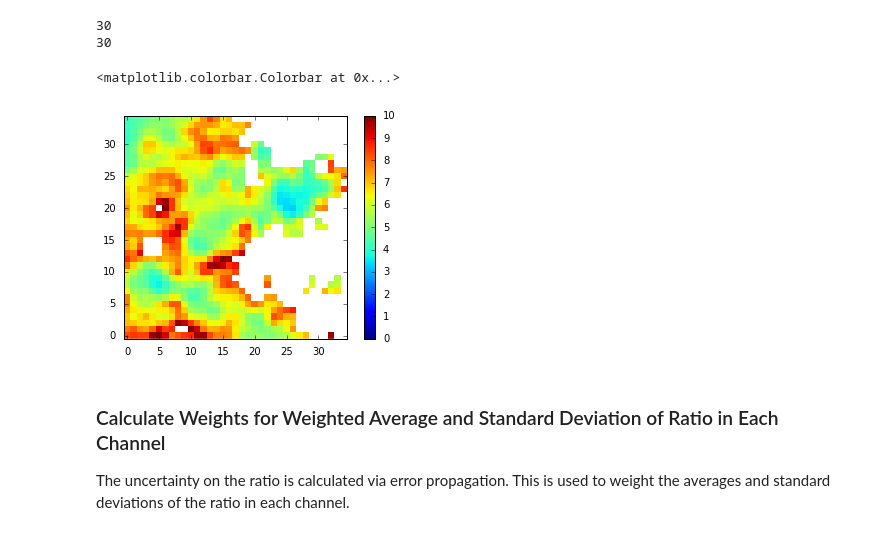
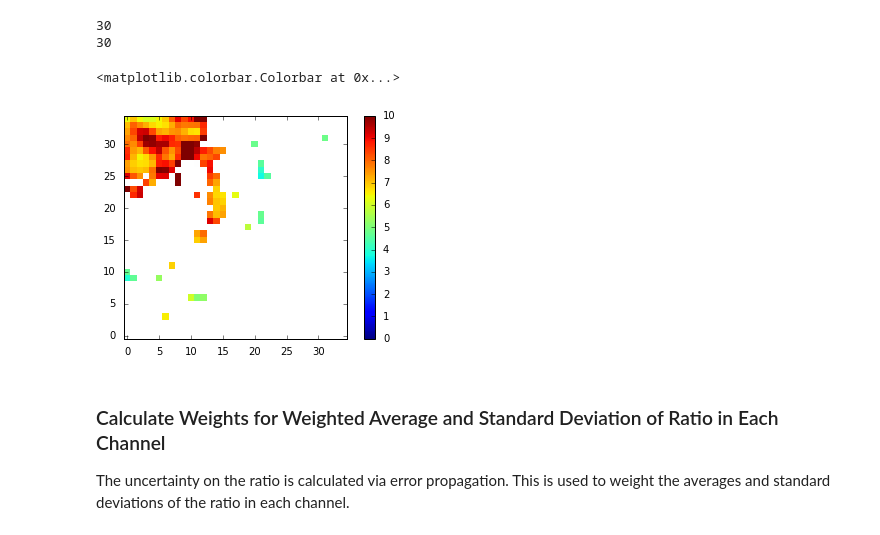
Before and after one commit to jrobbfed/carma, a Jupyter notebook: notebooks/Calculate Shell Mass, Momentum and Kinetic Energy.ipynb, the cells around one changed output. Drawn from its saved outputs; the diff is of its cells as text; code cells hidden in the pictures.

```diff
--- a/notebooks/Calculate Shell Mass, Momentum and Kinetic Energy.ipynb
+++ b/notebooks/Calculate Shell Mass, Momentum and Kinetic Energy.ipynb
@@ -292,11 +292,11 @@ subcube_shell_12co_5sig = subcube_shell_12co.with_mask(mask_both_5sig)
 ratio_5sig = subcube_shell_12co_5sig / subcube_shell_13co_5sig
 #print(np.mean(ratio.unmasked_data[:,:,:]))
 # %%
-plt.imshow(ratio_5sig[120,:,:].data, interpolation='none', vmin=0, vmax=10)
+plt.imshow(ratio_5sig[115,:,:].data, interpolation='none', vmin=0, vmax=10)
 plt.colorbar()
 # %% [output]
 <matplotlib.colorbar.Colorbar at 0x...>
-[figure, old version]
+[figure, new version]
 # %% [markdown]
 ### Calculate Weights for Weighted Average and Standard Deviation of Ratio in Each Channel
 The uncertainty on the ratio is calculated via error propagation. This is used to weight the averages and
```
Also changed, not shown: parts of 3 cells of this notebook, 6 other files.
